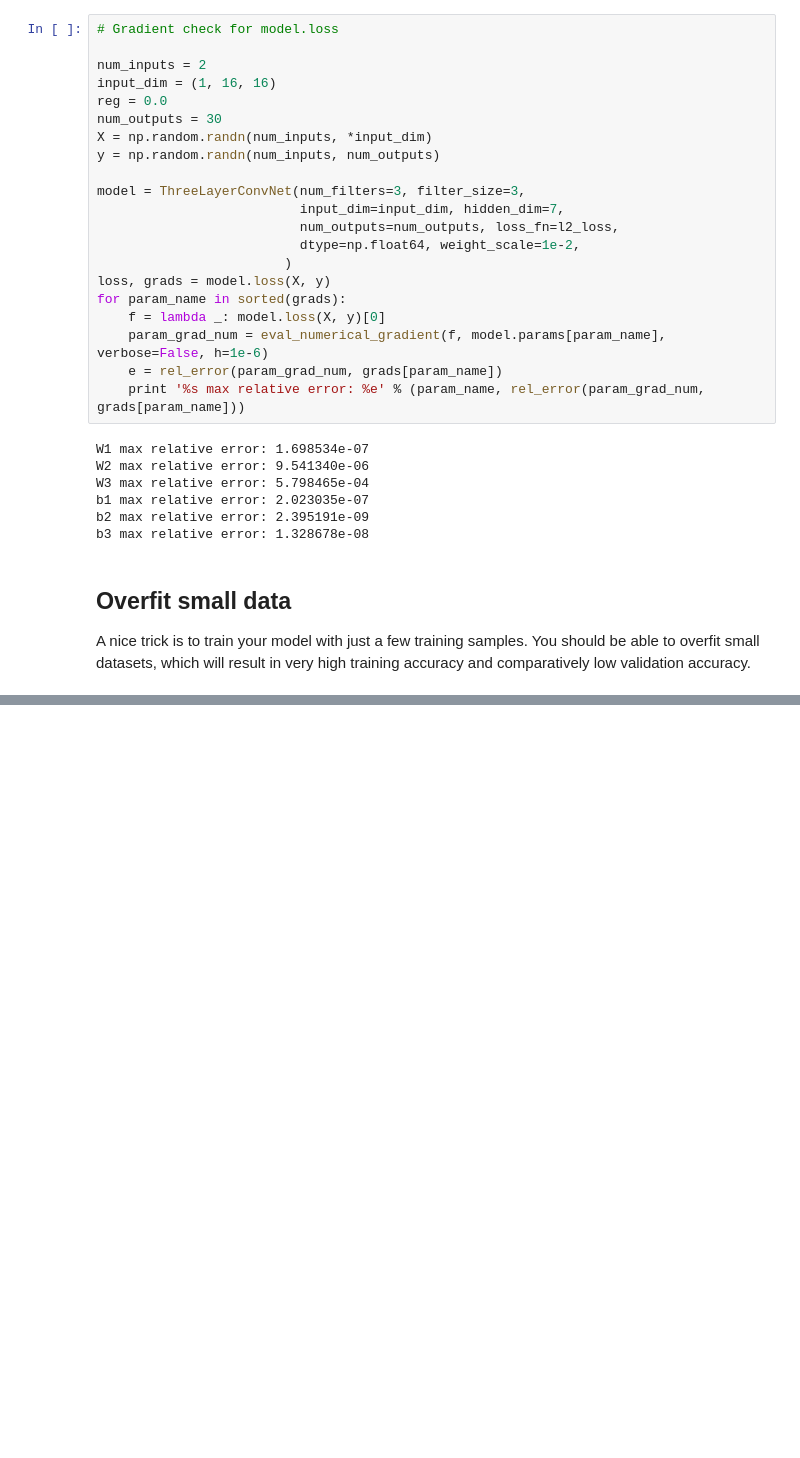
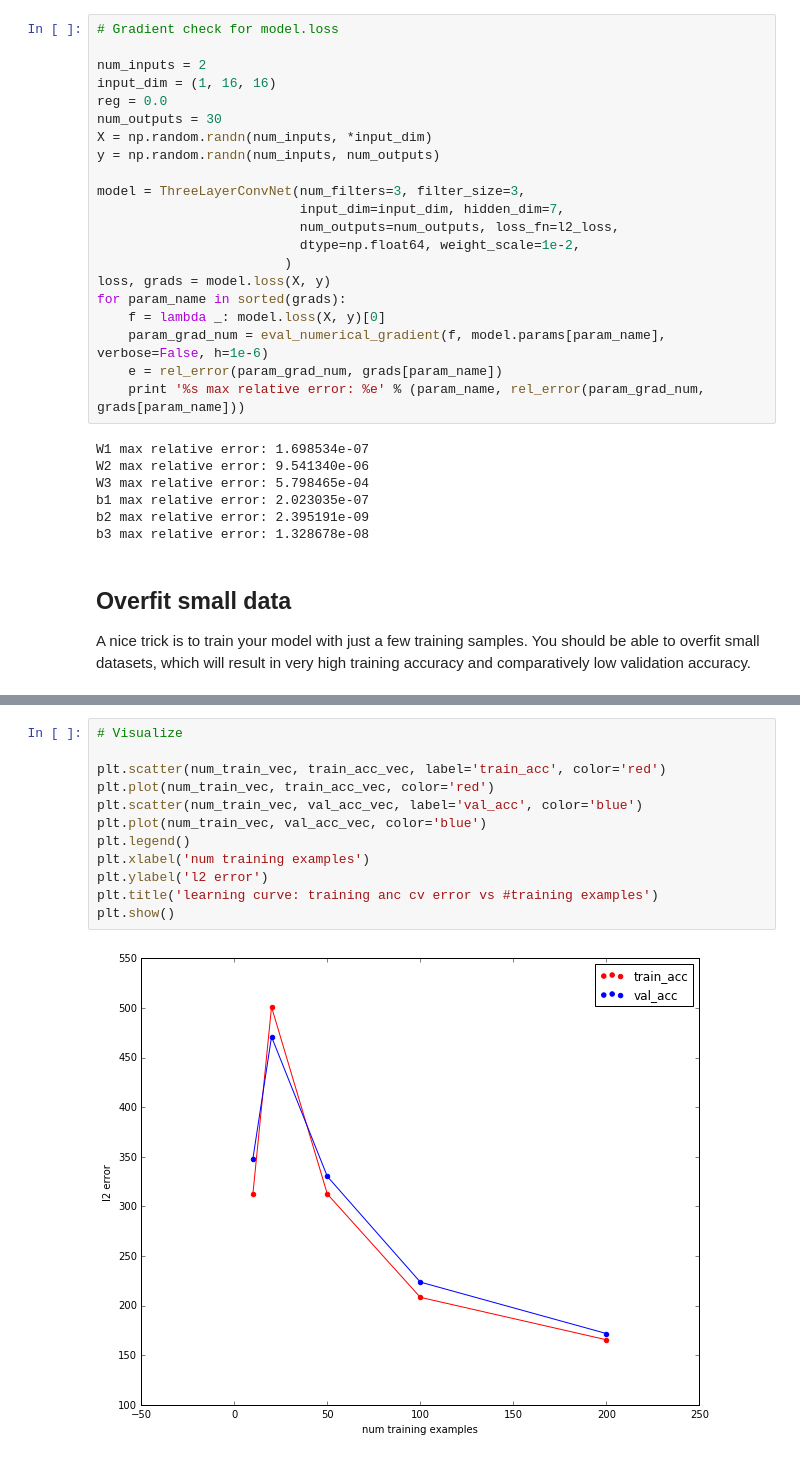
Before and after one commit to shaktisourav/facial_keypoint_recognition, a Jupyter notebook: src/CNN_sanity.ipynb, the cells around one changed output, grey strips where cells are left out. Drawn from its saved outputs; the diff is of its cells as text; blank space fills up the shorter version.

```diff
--- a/src/CNN_sanity.ipynb
+++ b/src/CNN_sanity.ipynb
@@ -241,0 +289,14 @@ plt.show()
+# %%
+# Visualize
+
+plt.scatter(num_train_vec, train_acc_vec, label='train_acc', color='red')
+plt.plot(num_train_vec, train_acc_vec, color='red')
+plt.scatter(num_train_vec, val_acc_vec, label='val_acc', color='blue')
+plt.plot(num_train_vec, val_acc_vec, color='blue')
+plt.legend()
+plt.xlabel('num training examples')
+plt.ylabel('l2 error')
+plt.title('learning curve: training anc cv error vs #training examples')
+plt.show()
+# %% [output]
+[figure, added]
```
Also changed, not shown: parts of 5 cells of this notebook.
